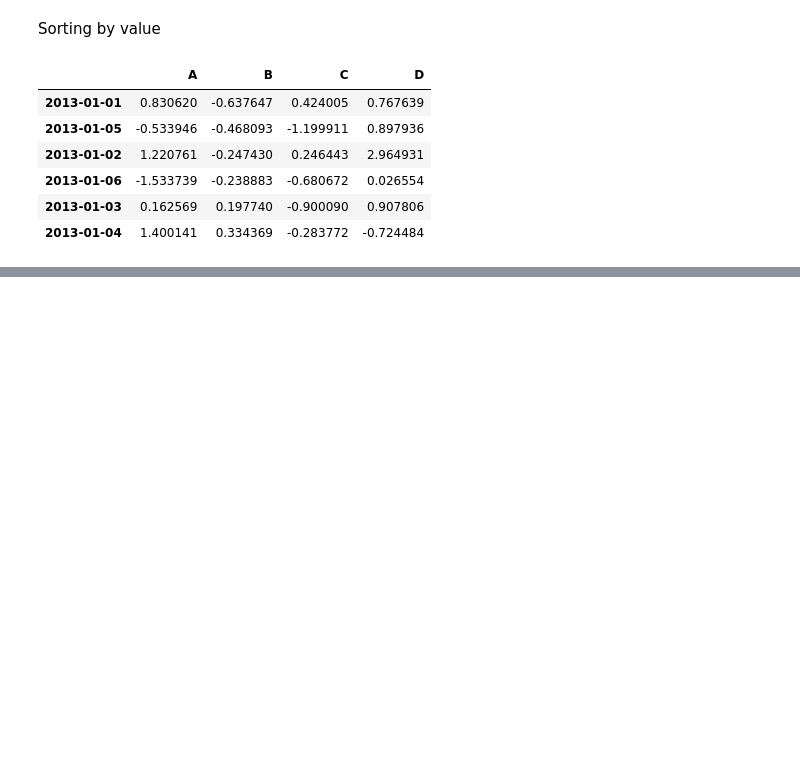
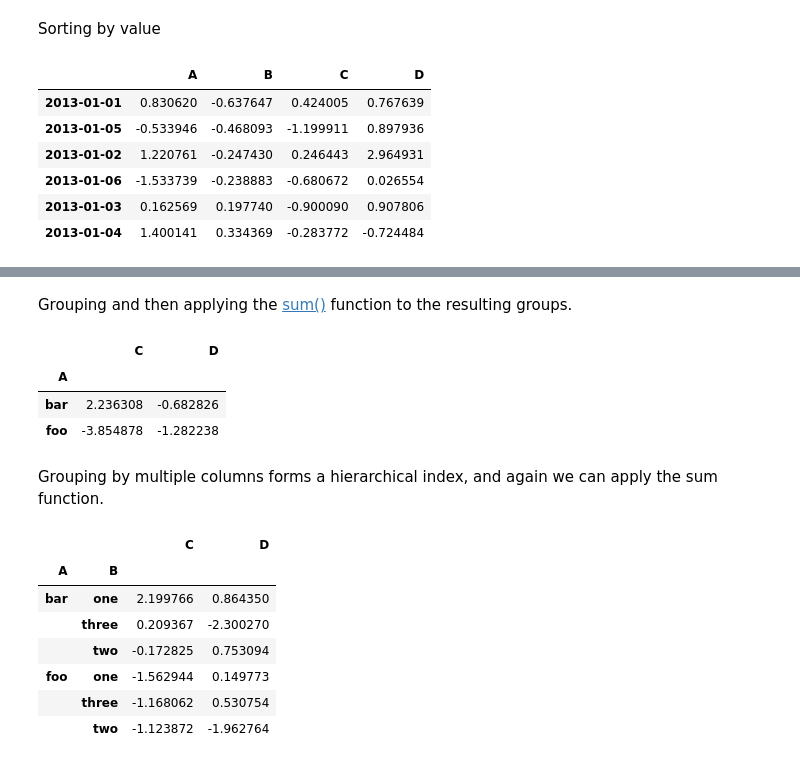
Before and after one commit to databricks/koalas, a Jupyter notebook: doc/10-minutes-to-Koalas.ipynb, the cells around one changed output, grey strips where cells are left out. Saved outputs shown, nothing was run; the diff lists cells and outputs as text; code cells hidden in the pictures; blank space fills up the shorter version.

Commit message:
Add Grouping part

```diff
--- a/doc/10-minutes-to-Koalas.ipynb
+++ b/doc/10-minutes-to-Koalas.ipynb
@@ -233,0 +280,22 @@ kdf.sort_values(by='B')
+# %% [markdown]
+Grouping and then applying the [sum()](https://koalas.readthedocs.io/en/latest/reference/api/databricks.koalas.groupby.GroupBy.sum.html#databricks.koalas.groupby.GroupBy.sum) function to the resulting groups.
+# %%
+kdf.groupby('A').sum()
+# %% [output]
+|  | C | D |
+| A |  |  |
+| bar | 2.236308 | -0.682826 |
+| foo | -3.854878 | -1.282238 |
+# %% [markdown]
+Grouping by multiple columns forms a hierarchical index, and again we can apply the sum function.
+# %%
+kdf.groupby(['A', 'B']).sum()
+# %% [output]
+|  |  | C | D |
+| A | B |  |  |
+| bar | one | 2.199766 | 0.864350 |
+|  | three | 0.209367 | -2.300270 |
+|  | two | -0.172825 | 0.753094 |
+| foo | one | -1.562944 | 0.149773 |
+|  | three | -1.168062 | 0.530754 |
+|  | two | -1.123872 | -1.962764 |
```
Also changed, not shown: parts of 32 cells of this notebook.
